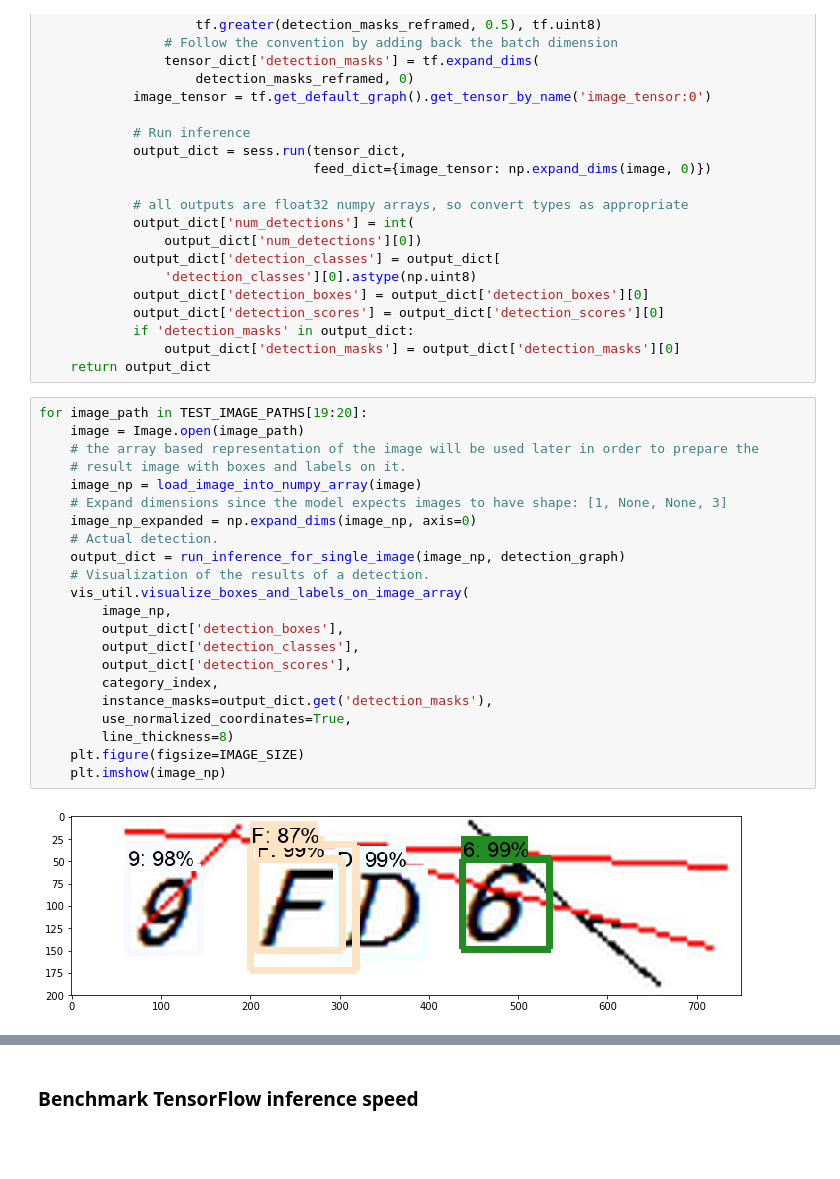
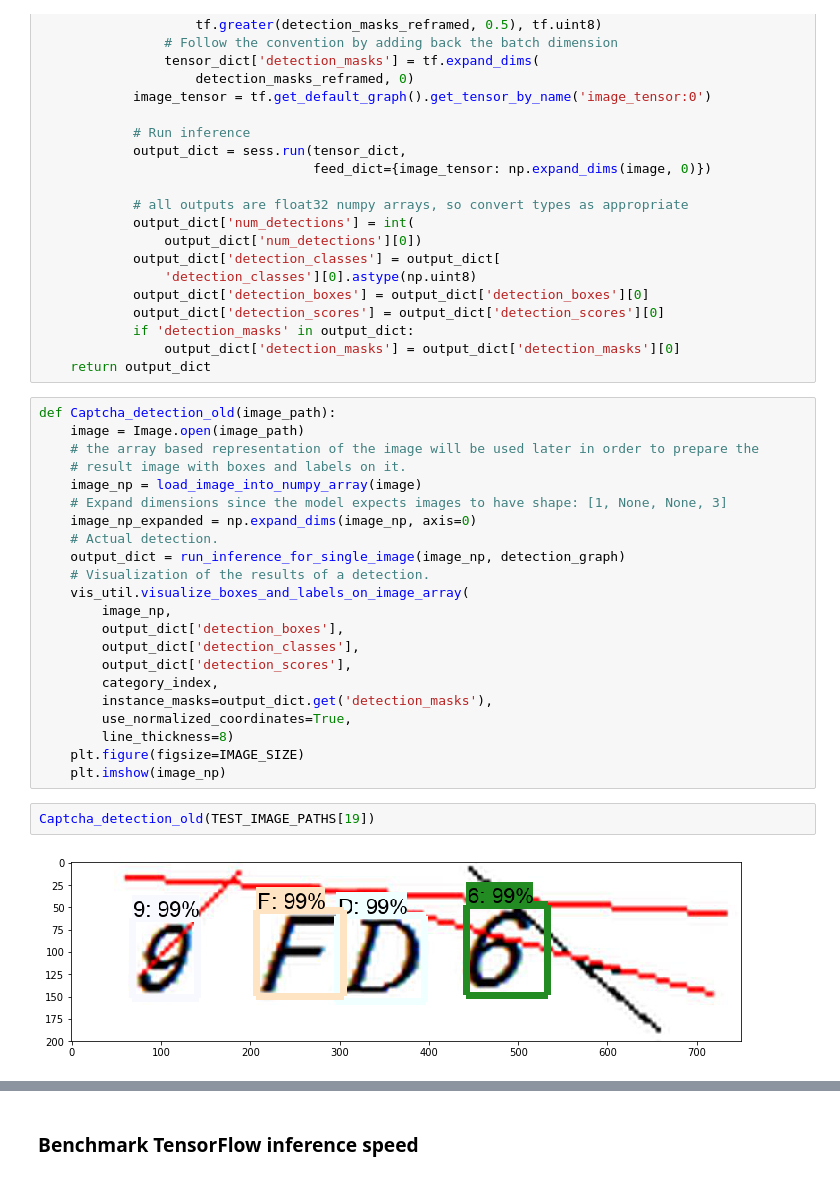
Before and after one commit to NagarajuGunda/PyCaptchaBreaker, a Jupyter notebook: Inference Test.ipynb, the cells around one changed output, grey strips where cells are left out. Drawn from its saved outputs; the diff is of its cells as text; blank space fills up the shorter version.

```diff
--- a/Inference Test.ipynb
+++ b/Inference Test.ipynb
@@ -143,7 +145,7 @@ def run_inference_for_single_image(image, graph):
                 output_dict['detection_masks'] = output_dict['detection_masks'][0]
     return output_dict
 # %%
-for image_path in TEST_IMAGE_PATHS[19:20]:
+def Captcha_detection_old(image_path):
     image = Image.open(image_path)
     # the array based representation of the image will be used later in order to prepare the
     # result image with boxes and labels on it.
@@ -164,5 +166,7 @@ for image_path in TEST_IMAGE_PATHS[19:20]:
         line_thickness=8)
     plt.figure(figsize=IMAGE_SIZE)
     plt.imshow(image_np)
-# %% [output]
-[figure, removed]
+# %%
+Captcha_detection_old(TEST_IMAGE_PATHS[19])
+# %% [output]
+[figure, added]
```
Also changed, not shown: parts of 7 cells of this notebook.
